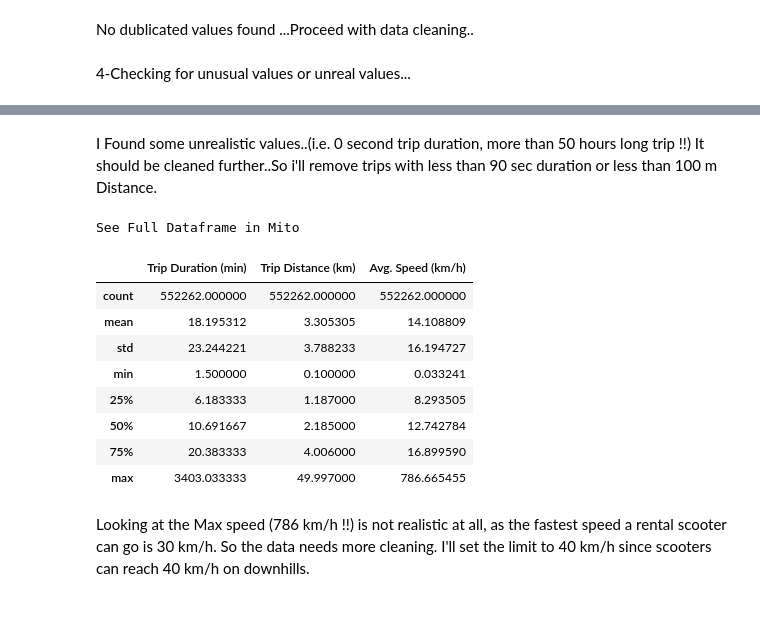
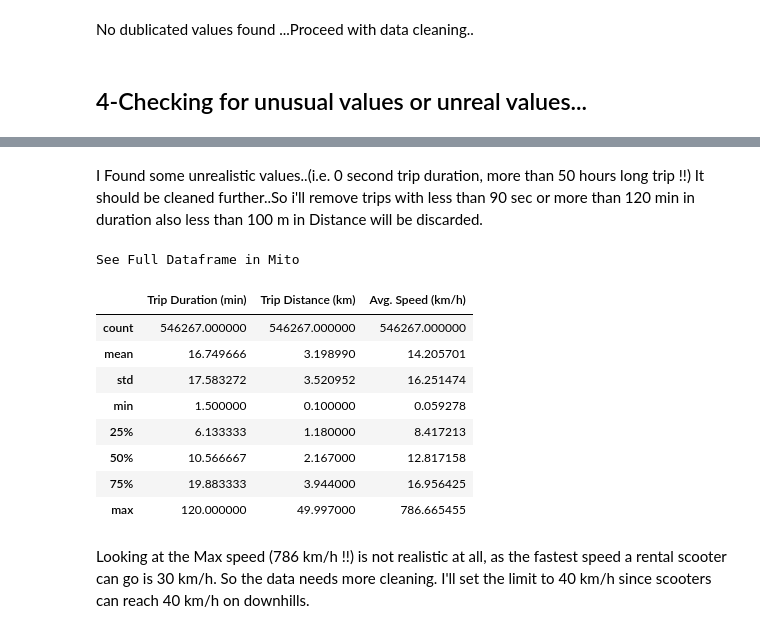
Before and after one commit to omar-alkc/E-scooter-2020, a Jupyter notebook: E-scooter notebook.ipynb, the cells around one changed output, grey strips where cells are left out. Cells and saved outputs as stored; diff of their text form; code cells hidden in the pictures.

```diff
--- a/E-scooter notebook.ipynb
+++ b/E-scooter notebook.ipynb
@@ -111,7 +123,7 @@ df['Trip Distance (km)']=df['Trip Distance']/1000
 df['Trip Duration (h)'] = df['Trip Duration (min)']/60
 df['Avg. Speed (km/h)'] = df['Trip Distance (km)']/df['Trip Duration (h)']
 # %% [markdown]
-4-Checking for unusual values or unreal values...
+## 4-Checking for unusual values or unreal values...
 # %%
 df.describe()
 # %% [output]
@@ -127,24 +139,24 @@ See Full Dataframe in Mito
 | max | 49997.000000 | 204182.000000 | 77.000000 | 77.000000 | 42.008889 | ... |
 # %% [markdown]
 I Found some unrealistic values..(i.e. 0 second trip duration, more than 50 hours long trip !!)
-It should be cleaned further..So i'll remove trips with less than 90 sec duration or less than 100 m Distance.
+It should be cleaned further..So i'll remove trips with less than 90 sec or more than 120 min in duration also less than 100 m in Distance will be discarded.
 # %%
-df = df.drop(df[(df['Trip Duration'] < 90) | (df['Trip Distance'] < 100)].index).reset_index()
+df = df.drop(df[(df['Trip Duration'] < 90) | (df['Trip Distance'] < 100) | (df['Trip Duration (min)'] > 120)].index).reset_index()
 # df= df[df['Trip Duration (min)'] <120].reset_index()
-# df= df.drop((df[df['Trip Duration (min)'] >120])).reset_index()
+# df= df.drop(df[df['Trip Duration (min)'] >120]).reset_index()
 # del df['index'] , df['level_0']
 df[['Trip Duration (min)','Trip Distance (km)','Avg. Speed (km/h)']].describe()
 # %% [output]
 See Full Dataframe in Mito
 |  | Trip Duration (min) | Trip Distance (km) | Avg. Speed (km/h) |
-| count | 552262.000000 | 552262.000000 | 552262.000000 |
-| mean | 18.195312 | 3.305305 | 14.108809 |
-| std | 23.244221 | 3.788233 | 16.194727 |
-| min | 1.500000 | 0.100000 | 0.033241 |
-| 25% | 6.183333 | 1.187000 | 8.293505 |
-| 50% | 10.691667 | 2.185000 | 12.742784 |
-| 75% | 20.383333 | 4.006000 | 16.899590 |
-| max | 3403.033333 | 49.997000 | 786.665455 |
+| count | 546267.000000 | 546267.000000 | 546267.000000 |
+| mean | 16.749666 | 3.198990 | 14.205701 |
+| std | 17.583272 | 3.520952 | 16.251474 |
+| min | 1.500000 | 0.100000 | 0.059278 |
+| 25% | 6.133333 | 1.180000 | 8.417213 |
+| 50% | 10.566667 | 2.167000 | 12.817158 |
+| 75% | 19.883333 | 3.944000 | 16.956425 |
+| max | 120.000000 | 49.997000 | 786.665455 |
 # %% [markdown]
 Looking at the Max speed (786 km/h !!) is not realistic at all, as the fastest speed a rental scooter can go is 30 km/h. So the data needs more cleaning.
 I'll set the limit to 40 km/h since scooters can reach 40 km/h on downhills.
```
Also changed, not shown: parts of 25 cells of this notebook.
